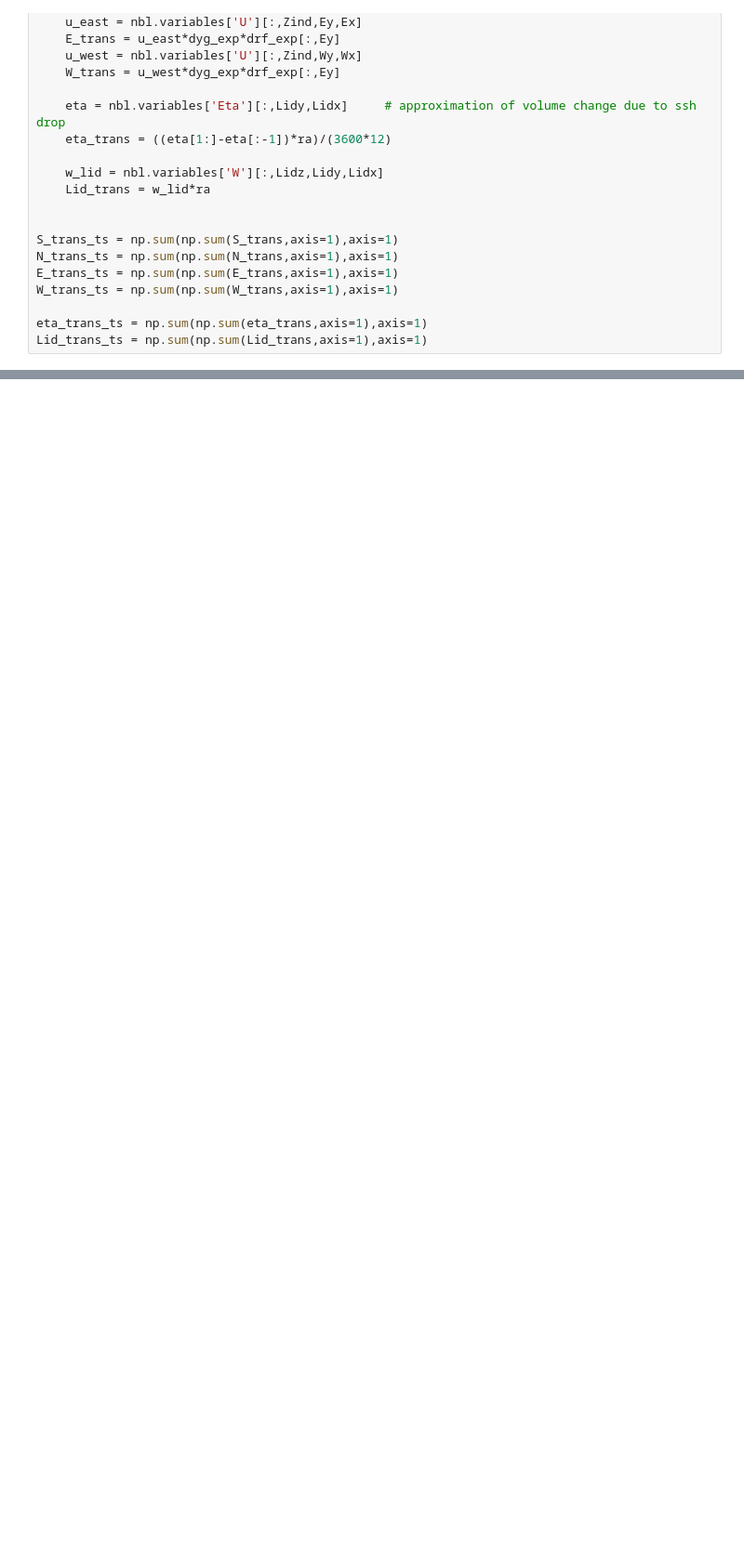
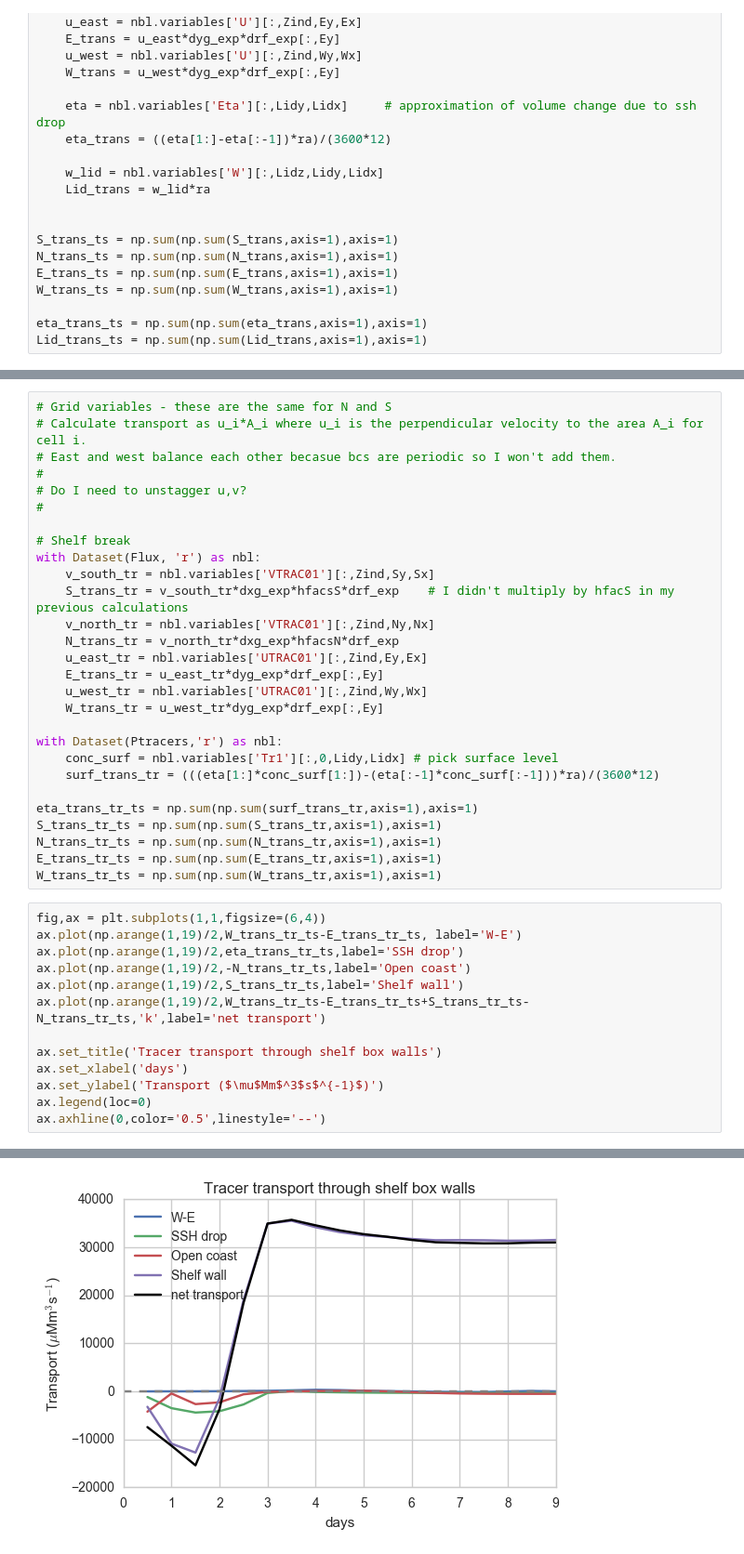
Before and after one commit to UBC-MOAD/outputanalysisnotebooks, a Jupyter notebook: PythonScripts/Paper1Figures/balance_water_on_shelf.ipynb, the cells around one changed output, grey strips where cells are left out. Shown at 93% size. Drawn from its saved outputs; the diff is of its cells as text; blank space fills up the shorter version.

```diff
--- a/PythonScripts/Paper1Figures/balance_water_on_shelf.ipynb
+++ b/PythonScripts/Paper1Figures/balance_water_on_shelf.ipynb
@@ -138,0 +144,42 @@ Note that all the water that leaves the shelf (Shelf wall) is the same as the wa
+# %%
+# Grid variables - these are the same for N and S
+# Calculate transport as u_i*A_i where u_i is the perpendicular velocity to the area A_i for cell i.
+# East and west balance each other becasue bcs are periodic so I won't add them.
+#
+# Do I need to unstagger u,v?
+#
+
+# Shelf break
+with Dataset(Flux, 'r') as nbl:
+    v_south_tr = nbl.variables['VTRAC01'][:,Zind,Sy,Sx]
+    S_trans_tr = v_south_tr*dxg_exp*hfacsS*drf_exp    # I didn't multiply by hfacS in my previous calculations
+    v_north_tr = nbl.variables['VTRAC01'][:,Zind,Ny,Nx]
+    N_trans_tr = v_north_tr*dxg_exp*hfacsN*drf_exp
+    u_east_tr = nbl.variables['UTRAC01'][:,Zind,Ey,Ex]
+    E_trans_tr = u_east_tr*dyg_exp*drf_exp[:,Ey]
+    u_west_tr = nbl.variables['UTRAC01'][:,Zind,Wy,Wx]
+    W_trans_tr = u_west_tr*dyg_exp*drf_exp[:,Ey]
+
+with Dataset(Ptracers,'r') as nbl:
+    conc_surf = nbl.variables['Tr1'][:,0,Lidy,Lidx] # pick surface level
+    surf_trans_tr = (((eta[1:]*conc_surf[1:])-(eta[:-1]*conc_surf[:-1]))*ra)/(3600*12)
+
+eta_trans_tr_ts = np.sum(np.sum(surf_trans_tr,axis=1),axis=1)
+S_trans_tr_ts = np.sum(np.sum(S_trans_tr,axis=1),axis=1)
+N_trans_tr_ts = np.sum(np.sum(N_trans_tr,axis=1),axis=1)
+E_trans_tr_ts = np.sum(np.sum(E_trans_tr,axis=1),axis=1)
+W_trans_tr_ts = np.sum(np.sum(W_trans_tr,axis=1),axis=1)
+# %%
+fig,ax = plt.subplots(1,1,figsize=(6,4))
+ax.plot(np.arange(1,19)/2,W_trans_tr_ts-E_trans_tr_ts, label='W-E')
+ax.plot(np.arange(1,19)/2,eta_trans_tr_ts,label='SSH drop')
+ax.plot(np.arange(1,19)/2,-N_trans_tr_ts,label='Open coast')
+ax.plot(np.arange(1,19)/2,S_trans_tr_ts,label='Shelf wall')
+ax.plot(np.arange(1,19)/2,W_trans_tr_ts-E_trans_tr_ts+S_trans_tr_ts-N_trans_tr_ts,'k',label='net transport')
+
+ax.set_title('Tracer transport through shelf box walls')
+ax.set_xlabel('days')
+ax.set_ylabel('Transport ($\mu$Mm$^3$s$^{-1}$)')
+ax.legend(loc=0)
+ax.axhline(0,color='0.5',linestyle='--')
+# %% [output]
@@ -138,0 +187 @@ Note that all the water that leaves the shelf (Shelf wall) is the same as the wa
+[figure, added]
```
Also changed, not shown: parts of 13 cells of this notebook.
